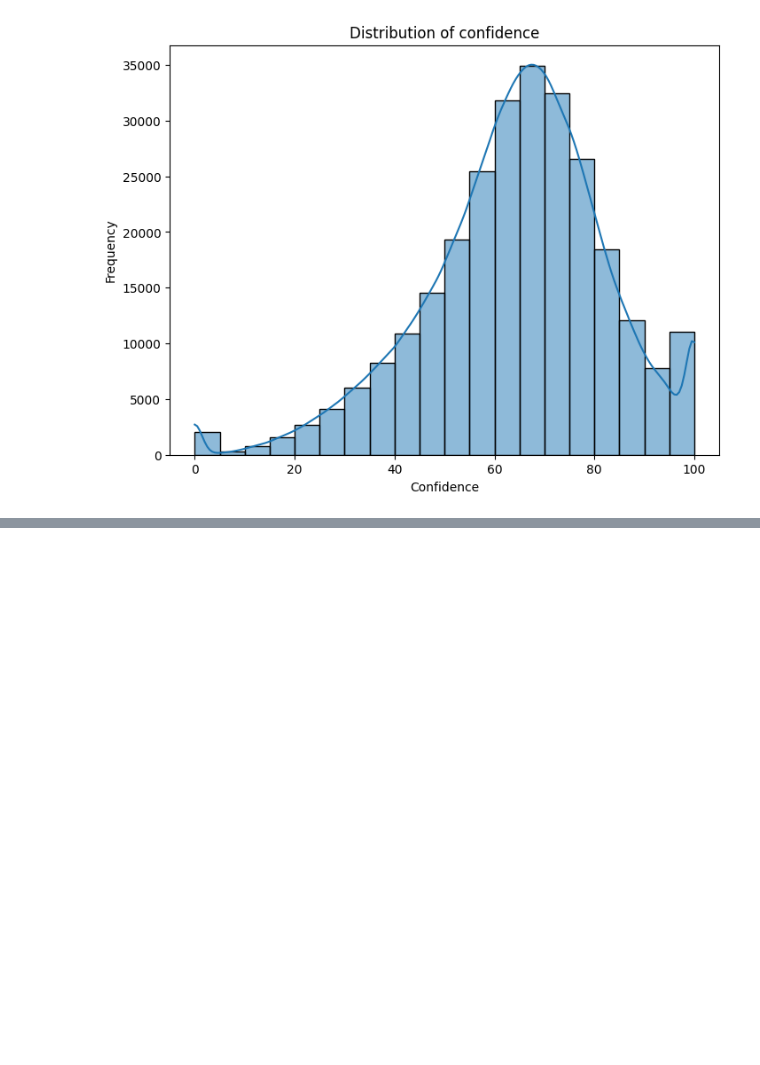
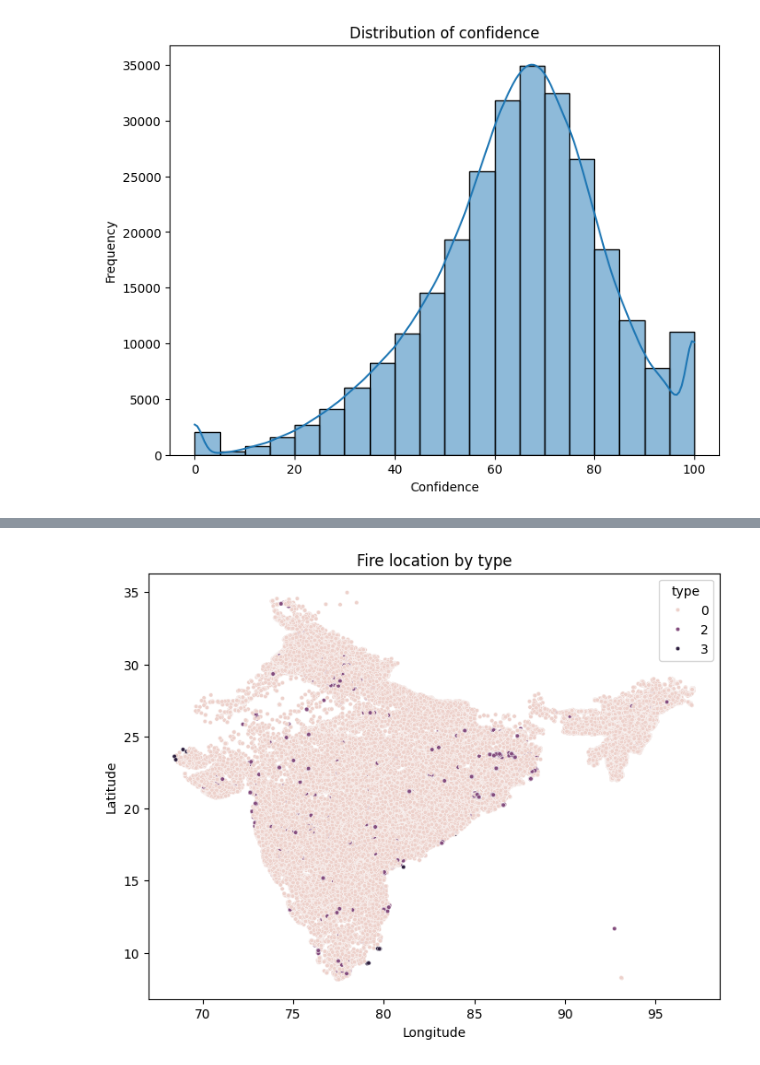
Before and after one commit to vasthav-2005/Deforestation_fire, a Jupyter notebook: Deforestation fire-1.ipynb, the cells around one changed output, grey strips where cells are left out. Cells and saved outputs as stored; diff of their text form; code cells hidden in the pictures; blank space fills up the shorter version.

```diff
--- a/Deforestation fire-1.ipynb
+++ b/Deforestation fire-1.ipynb
@@ -146,0 +158,9 @@ Text(0, 0.5, 'Frequency')
+# %%
+plt.figure(figsize=(8,6))
+sns.scatterplot(x='longitude',y='latitude',data=df,hue='type',s=10)
+plt.title('Fire location by type')
+plt.xlabel("Longitude")
+plt.ylabel("Latitude")
+plt.show()
+# %% [output]
+[figure, added]
```
Also changed, not shown: parts of 17 cells of this notebook.
